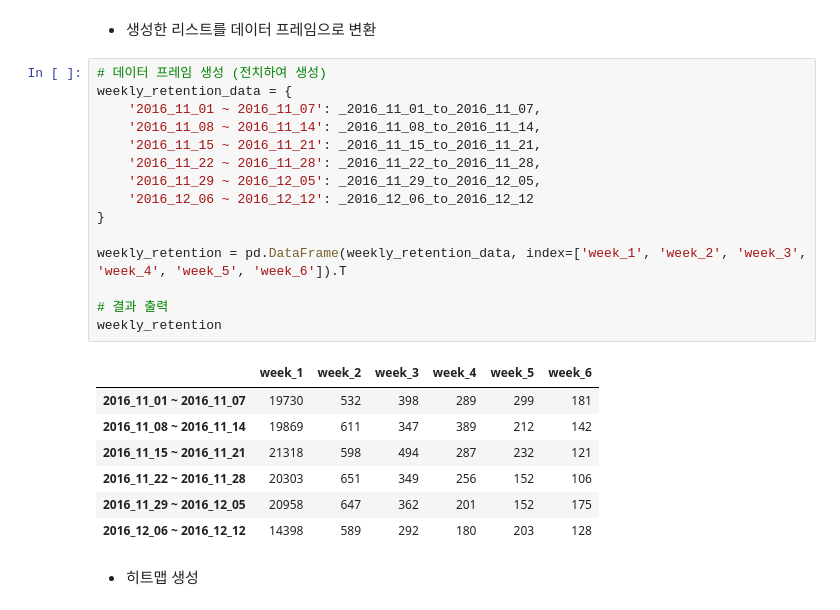
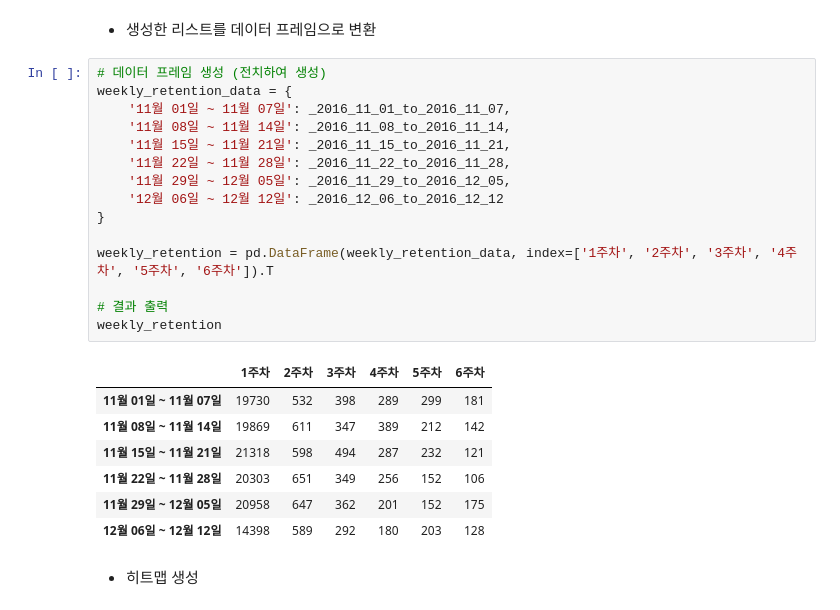
Before and after one commit to oddsmile/GAcustomerprediction, a Jupyter notebook: 방문 주차별 리텐션.ipynb, the cells around one changed output. Cells and saved outputs as stored; diff of their text form.

```diff
--- a/방문 주차별 리텐션.ipynb
+++ b/방문 주차별 리텐션.ipynb
@@ -129,26 +129,26 @@ print(_2016_12_06_to_2016_12_12)
 # %%
 # 데이터 프레임 생성 (전치하여 생성)
 weekly_retention_data = {
-    '2016_11_01 ~ 2016_11_07': _2016_11_01_to_2016_11_07,
-    '2016_11_08 ~ 2016_11_14': _2016_11_08_to_2016_11_14,
-    '2016_11_15 ~ 2016_11_21': _2016_11_15_to_2016_11_21,
-    '2016_11_22 ~ 2016_11_28': _2016_11_22_to_2016_11_28,
-    '2016_11_29 ~ 2016_12_05': _2016_11_29_to_2016_12_05,
-    '2016_12_06 ~ 2016_12_12': _2016_12_06_to_2016_12_12
+    '11월 01일 ~ 11월 07일': _2016_11_01_to_2016_11_07,
+    '11월 08일 ~ 11월 14일': _2016_11_08_to_2016_11_14,
+    '11월 15일 ~ 11월 21일': _2016_11_15_to_2016_11_21,
+    '11월 22일 ~ 11월 28일': _2016_11_22_to_2016_11_28,
+    '11월 29일 ~ 12월 05일': _2016_11_29_to_2016_12_05,
+    '12월 06일 ~ 12월 12일': _2016_12_06_to_2016_12_12
 }
 
-weekly_retention = pd.DataFrame(weekly_retention_data, index=['week_1', 'week_2', 'week_3', 'week_4', 'week_5', 'week_6']).T
+weekly_retention = pd.DataFrame(weekly_retention_data, index=['1주차', '2주차', '3주차', '4주차', '5주차', '6주차']).T
 
 # 결과 출력
 weekly_retention
 # %% [output]
-|  | week_1 | week_2 | week_3 | week_4 | week_5 | week_6 |
-| 2016_11_01 ~ 2016_11_07 | 19730 | 532 | 398 | 289 | 299 | 181 |
-| 2016_11_08 ~ 2016_11_14 | 19869 | 611 | 347 | 389 | 212 | 142 |
-| 2016_11_15 ~ 2016_11_21 | 21318 | 598 | 494 | 287 | 232 | 121 |
-| 2016_11_22 ~ 2016_11_28 | 20303 | 651 | 349 | 256 | 152 | 106 |
-| 2016_11_29 ~ 2016_12_05 | 20958 | 647 | 362 | 201 | 152 | 175 |
-| 2016_12_06 ~ 2016_12_12 | 14398 | 589 | 292 | 180 | 203 | 128 |
+|  | 1주차 | 2주차 | 3주차 | 4주차 | 5주차 | 6주차 |
+| 11월 01일 ~ 11월 07일 | 19730 | 532 | 398 | 289 | 299 | 181 |
+| 11월 08일 ~ 11월 14일 | 19869 | 611 | 347 | 389 | 212 | 142 |
+| 11월 15일 ~ 11월 21일 | 21318 | 598 | 494 | 287 | 232 | 121 |
+| 11월 22일 ~ 11월 28일 | 20303 | 651 | 349 | 256 | 152 | 106 |
+| 11월 29일 ~ 12월 05일 | 20958 | 647 | 362 | 201 | 152 | 175 |
+| 12월 06일 ~ 12월 12일 | 14398 | 589 | 292 | 180 | 203 | 128 |
 # %% [markdown]
 - 히트맵 생성
 # %%
```
Also changed, not shown: parts of 1 cell of this notebook.
